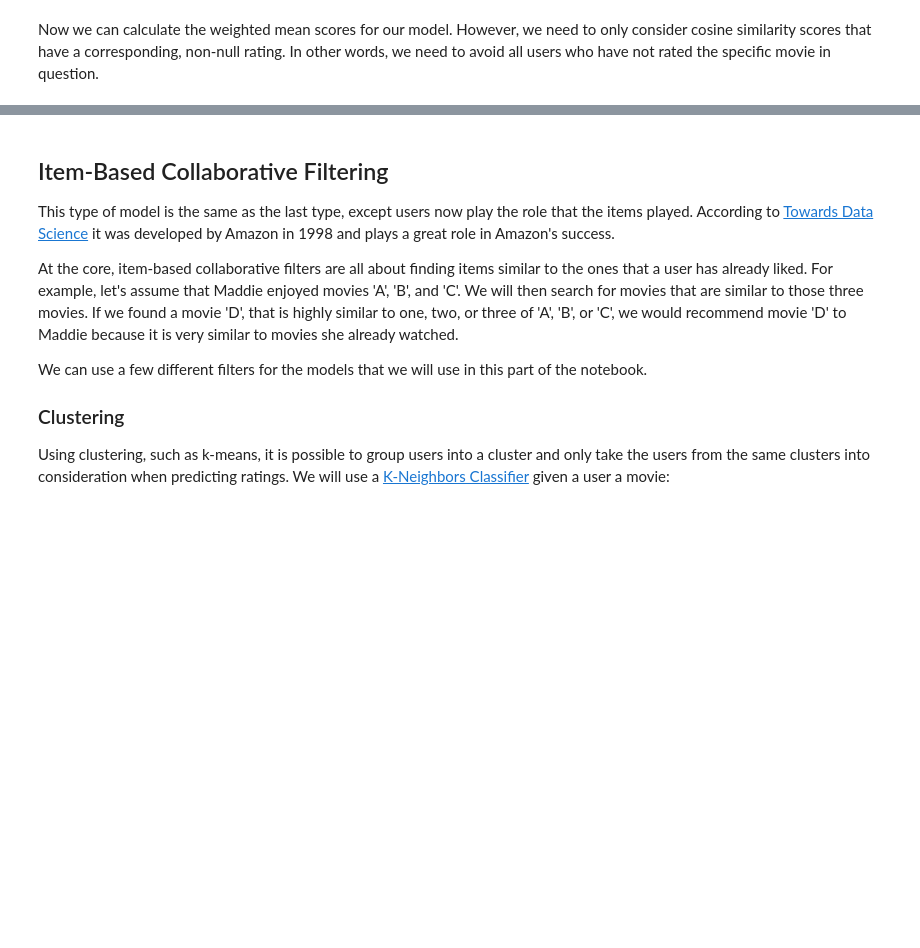
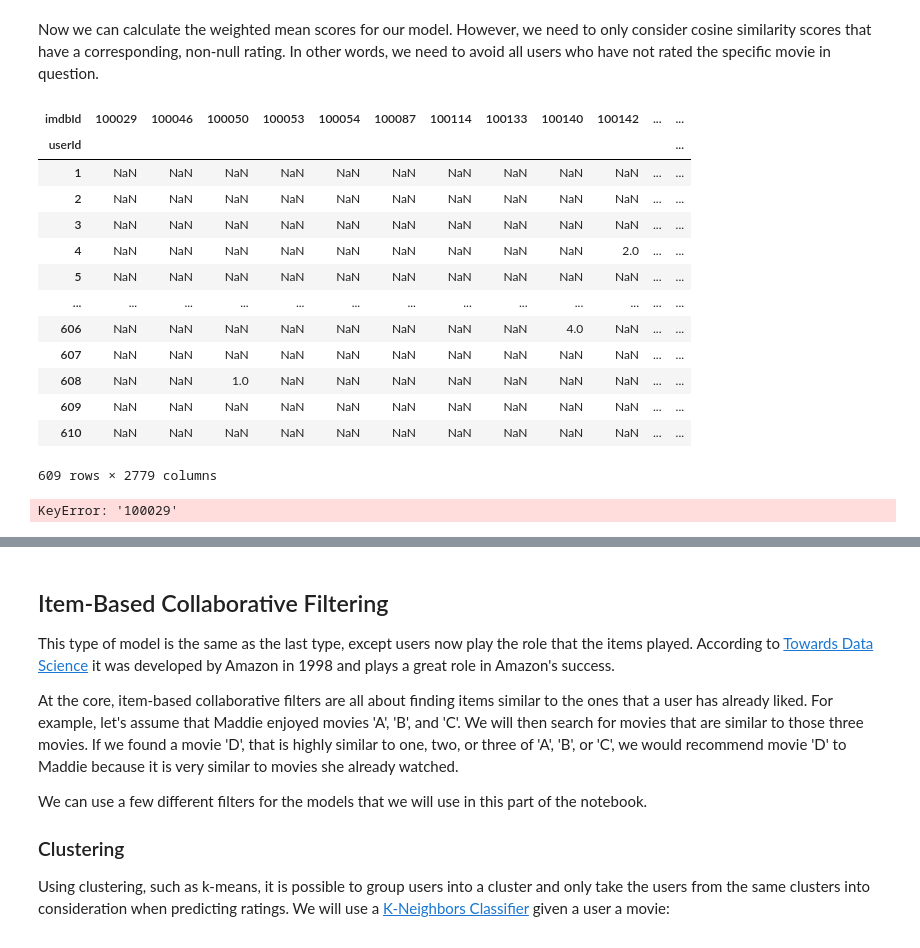
Before and after one commit to kevgross89/Apple-TV-Movie-Recommendation-Engine, a Jupyter notebook: What To Watch - Movie Recommendation Engine.ipynb, the cells around one changed output, grey strips where cells are left out. Saved outputs shown, nothing was run; the diff lists cells and outputs as text; code cells hidden in the pictures; blank space fills up the shorter version.

```diff
--- a/What To Watch - Movie Recommendation Engine.ipynb
+++ b/What To Watch - Movie Recommendation Engine.ipynb
@@ -1481,18 +1481,42 @@ cosine_sim.head()
 5 rows × 609 columns
 # %% [markdown]
 Now we can calculate the weighted mean scores for our model. However, we need to only consider cosine similarity scores that have a corresponding, non-null rating. In other words, we need to avoid all users who have not rated the specific movie in question.
+# %%
+r_matrix
+# %% [output]
+| imdbId | 100029 | 100046 | 100050 | 100053 | 100054 | 100087 | 100114 | 100133 | 100140 | 100142 | ... | ... |
+| userId |  |  |  |  |  |  |  |  |  |  |  | ... |
+| 1 | NaN | NaN | NaN | NaN | NaN | NaN | NaN | NaN | NaN | NaN | ... | ... |
+| 2 | NaN | NaN | NaN | NaN | NaN | NaN | NaN | NaN | NaN | NaN | ... | ... |
+| 3 | NaN | NaN | NaN | NaN | NaN | NaN | NaN | NaN | NaN | NaN | ... | ... |
+| 4 | NaN | NaN | NaN | NaN | NaN | NaN | NaN | NaN | NaN | 2.0 | ... | ... |
+| 5 | NaN | NaN | NaN | NaN | NaN | NaN | NaN | NaN | NaN | NaN | ... | ... |
+| ... | ... | ... | ... | ... | ... | ... | ... | ... | ... | ... | ... | ... |
+| 606 | NaN | NaN | NaN | NaN | NaN | NaN | NaN | NaN | 4.0 | NaN | ... | ... |
+| 607 | NaN | NaN | NaN | NaN | NaN | NaN | NaN | NaN | NaN | NaN | ... | ... |
+| 608 | NaN | NaN | 1.0 | NaN | NaN | NaN | NaN | NaN | NaN | NaN | ... | ... |
+| 609 | NaN | NaN | NaN | NaN | NaN | NaN | NaN | NaN | NaN | NaN | ... | ... |
+| 610 | NaN | NaN | NaN | NaN | NaN | NaN | NaN | NaN | NaN | NaN | ... | ... |
+609 rows × 2779 columns
 # %%
-sim_scores = cosine_sim[425]
+for user in r_matrix:
 
-m_ratings = r_matrix['454876']
+    print(cosine_sim[user])
+#     sim_scores = cosine_sim[user]
 
-idx = m_ratings[m_ratings.isnull()].index
+#     m_ratings = r_matrix[imdbId]
 
-m_ratings = m_ratings.dropna()
+#     idx = m_ratings[m_ratings.isnull()].index
 
-sim_scores = sim_scores.drop(idx)
+#     m_ratings = m_ratings.dropna()
 
-wm = np.dot(sim_scores, m_ratings) / sim_scores.sum()
+#     sim_scores = sim_scores.drop(idx)
+
+#     wm = np.dot(sim_scores, m_ratings) / sim_scores.sum()
+
+#     wm
+# %% [output]
+KeyError: '100029'
 # %%
 def cf_user_wmean(userId, imdbId):
 
```
Also changed, not shown: parts of 16 cells of this notebook.
